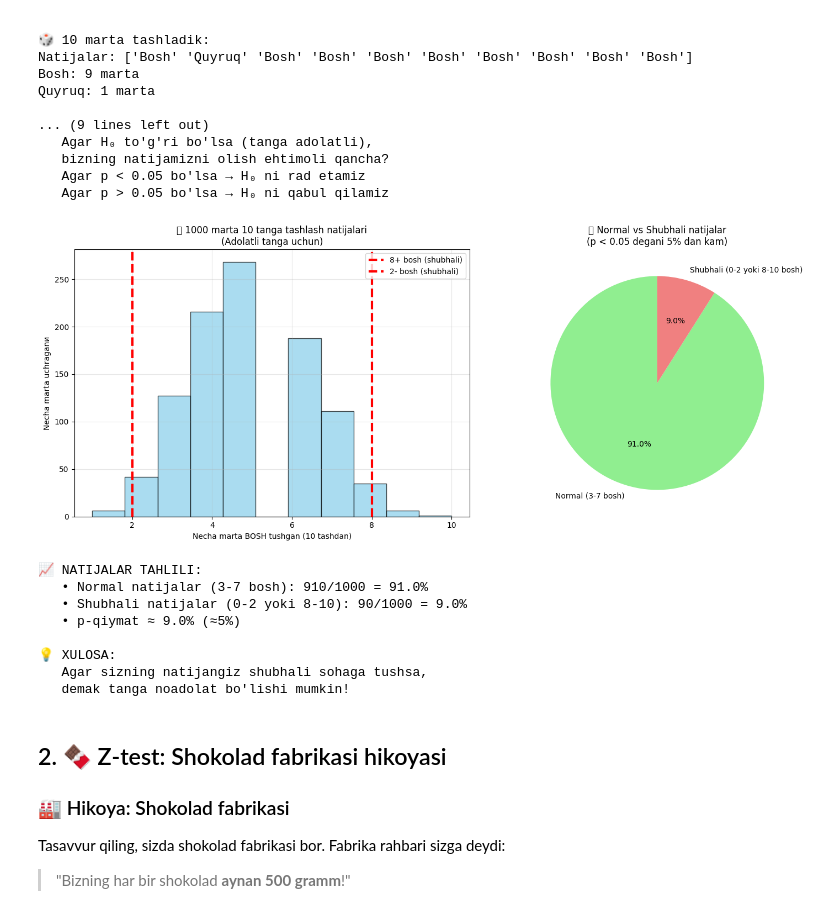
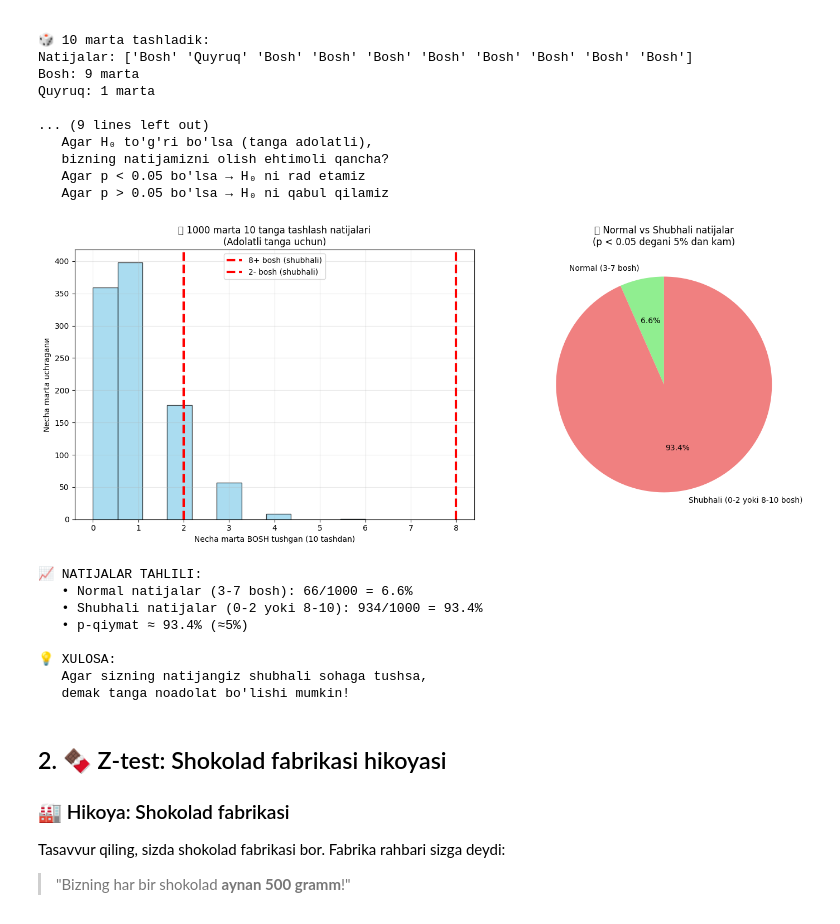
Before and after one commit to bnutfilloyev/Empowering-Young-Women-in-Data-Science-and-AI, a Jupyter notebook: Module-2-Statistical-Foundations/5-hypothesis-testing/lecture.ipynb, the cells around one changed output. Drawn from its saved outputs; the diff is of its cells as text; code cells hidden in the pictures.

```diff
--- a/Module-2-Statistical-Foundations/5-hypothesis-testing/lecture.ipynb
+++ b/Module-2-Statistical-Foundations/5-hypothesis-testing/lecture.ipynb
@@ -77,7 +77,7 @@ if heads_count >= 8:
     print(f"   Bu {experiments} dan {extreme_results} = {p_value_simple:.3f} = {p_value_simple*100:.1f}%")
     print()
 
-    if p_value_simple < 0.05:
+    if p_value_simple > 0.05:
         print("📊 XULOSA: Bu juda kam uchraydi! Tanga noadolat bo'lishi mumkin!")
     else:
         print("📊 XULOSA: Bu tasodif bo'lishi mumkin. Tanga adolatli.")
@@ -118,7 +118,7 @@ experiments = 1000
 heads_counts = []
 
 for i in range(experiments):
-    tosses = np.random.choice([0, 1], 10, p=[0.5, 0.5])  # 0=quyruq, 1=bosh
+    tosses = np.random.choice([0, 1], 10, p=[0.9, 0.1])  # 0=quyruq, 1=bosh
     heads_count = np.sum(tosses)
     heads_counts.append(heads_count)
 
@@ -129,38 +129,38 @@ ax1.axvline(2, color='red', linestyle='--', linewidth=3, label='2- bosh (shubhal
 ax1.set_xlabel('Necha marta BOSH tushgan (10 tashdan)')
 ax1.set_ylabel('Necha marta uchraganи')
 ax1.set_title('🪙 1000 marta 10 tanga tashlash natijalari\n(Adolatli tanga uchun)')
 ax1.legend()
 ax1.grid(True, alpha=0.3)
 
 # Normal holatlar vs shubhali holatlar
 normal_cases = len([x for x in heads_counts if 3 <= x <= 7])
 suspicious_cases = len([x for x in heads_counts if x <= 2 or x >= 8])
 
 # Pie chart
 sizes = [normal_cases, suspicious_cases]
 labels = ['Normal (3-7 bosh)', 'Shubhali (0-2 yoki 8-10 bosh)']
 colors = ['lightgreen', 'lightcoral']
 
 ax2.pie(sizes, labels=labels, colors=colors, autopct='%1.1f%%', startangle=90)
 ax2.set_title('🧮 Normal vs Shubhali natijalar\n(p < 0.05 degani 5% dan kam)')
 
 plt.tight_layout()
 plt.show()
 
 print(f"📈 NATIJALAR TAHLILI:")
 print(f"   • Normal natijalar (3-7 bosh): {normal_cases}/1000 = {normal_cases/10:.1f}%")
 print(f"   • Shubhali natijalar (0-2 yoki 8-10): {suspicious_cases}/1000 = {suspicious_cases/10:.1f}%")
 print(f"   • p-qiymat ≈ {suspicious_cases/10:.1f}% (≈5%)")
 print()
 print("💡 XULOSA:")
 print("   Agar sizning natijangiz shubhali sohaga tushsa,")
 print("   demak tanga noadolat bo'lishi mumkin!")
 # %% [output]
-[figure, old version]
+[figure, new version]
 📈 NATIJALAR TAHLILI:
-   • Normal natijalar (3-7 bosh): 910/1000 = 91.0%
-   • Shubhali natijalar (0-2 yoki 8-10): 90/1000 = 9.0%
-   • p-qiymat ≈ 9.0% (≈5%)
+   • Normal natijalar (3-7 bosh): 66/1000 = 6.6%
+   • Shubhali natijalar (0-2 yoki 8-10): 934/1000 = 93.4%
+   • p-qiymat ≈ 93.4% (≈5%)
 
 💡 XULOSA:
    Agar sizning natijangiz shubhali sohaga tushsa,
```
Also changed, not shown: 9 other files.
